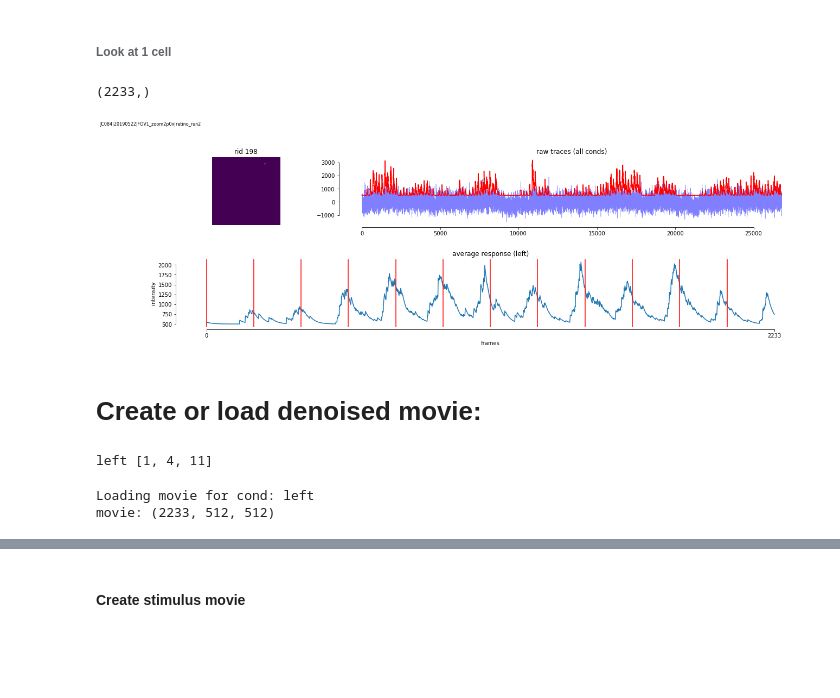
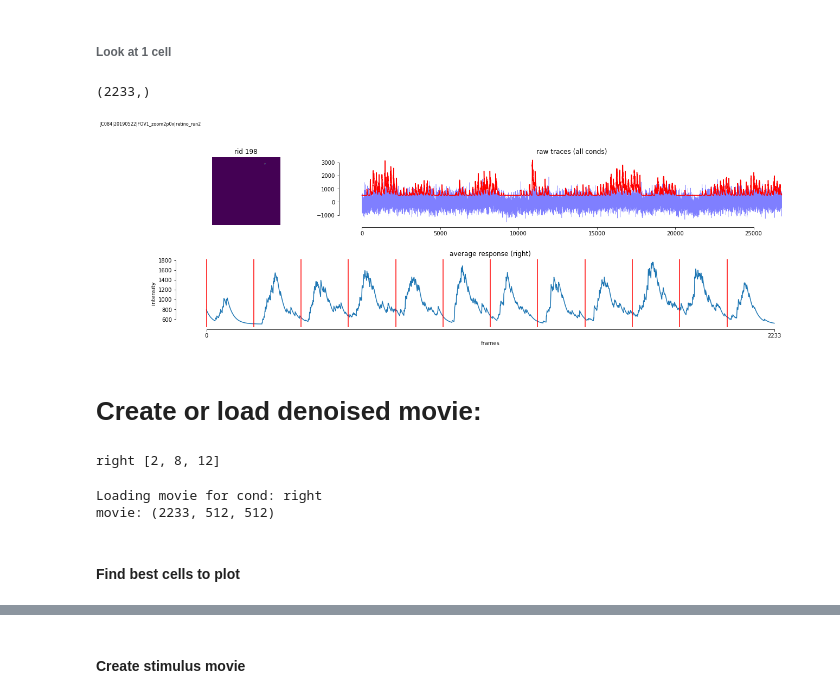
Before and after one commit to julianarhee/2p-pipeline, a Jupyter notebook: pipeline/python/classifications/notebooks/visualize_retinotopy_repsonses.ipynb, the cells around one changed output, grey strips where cells are left out. Saved outputs shown, nothing was run; the diff lists cells and outputs as text; code cells hidden in the pictures; blank space fills up the shorter version.

```diff
--- a/pipeline/python/classifications/notebooks/visualize_retinotopy_repsonses.ipynb
+++ b/pipeline/python/classifications/notebooks/visualize_retinotopy_repsonses.ipynb
@@ -180,7 +180,7 @@ trial_nums = sorted(trial_nums.flatten())
 # %%
 # Get cycle info:
 
-curr_cond = 'left'
+curr_cond = 'right'
 stimfreq = np.unique([v['stimuli']['scale'] for k,v in mwinfo.items() if v['stimuli']['stimulus']==curr_cond])[0]
 stimperiod = 1./stimfreq # sec per cycle
 
@@ -283,40 +283,40 @@ max mag ratio ix: 198 (cond right)
 ###### Look at 1 cell
 # %%
 rid = 198 #max_mod_ix
-curr_cond = 'left' #max_mod_condn
+curr_cond = 'right' #max_mod_condn
 
 fig = pl.figure(constrained_layout=True, figsize=(20,6))
 gspec = gridspec.GridSpec(ncols=4, nrows=2, figure=fig, height_ratios=[1, 1])
 
 ax1 = fig.add_subplot(gspec[0, 0])
 ax1.imshow(np.reshape(cnm.estimates.A[:, rid].toarray(), cnm.dims, order='F'))
 ax1.set_title('rid %i' % rid)
 ax1.axis('off')
 
 ax2 = fig.add_subplot(gspec[0, 1:])
 ax2.plot(cnm.estimates.YrA[rid], 'b', alpha=0.5, lw=0.5)
 ax2.plot(cnm.estimates.C[rid], 'r')
 ax2.set_title('raw traces (all conds)')
 
 ax3 = fig.add_subplot(gspec[1, 0:])
 avg = traces[curr_cond][rid]
 print(avg.shape)
 ax3.plot(avg)
 ax3.set_xticks([0, n_frames])
 for cyc in cycle_starts:
     ax3.axvline(x=cyc, color='r')
 ax3.set_title('average response (%s)' % curr_cond)
 ax3.set_ylabel('intensity')
 ax3.set_xlabel('frames')
 
 sns.despine(trim=True, offset=4)
 pl.subplots_adjust(top=0.85, left=0.1, hspace=0.5)
 label_figure(fig, data_identifier)
 
 pl.savefig(os.path.join(output_dir, 'strongest_cell_%05d_%s.png' % (rid, curr_cond)))
 # %% [output]
 (2233,)
-[figure, old version]
+[figure, new version]
 # %% [markdown]
 # Create or load denoised movie:
 # %%
@@ -325,7 +325,7 @@ import pylab as pl
 
 import copy
 # %%
-curr_cond = 'left'
+curr_cond = 'right'
 
 print(curr_cond, trials_by_cond[curr_cond])
 
@@ -334,9 +334,9 @@ assert tot_n_frames == cnm.estimates.C.shape[-1], "Frame counts don't match!"
 
 npix, ncomps = cnm.estimates.A.shape
 # %% [output]
-left [1, 4, 11]
+right [2, 8, 12]
 # %%
-denoised_movie_fpath = os.path.join(output_dir, 'denoised_movie_processed_%s.tif' % curr_cond)
+denoised_movie_fpath = os.path.join(output_dir, 'processed_videos', 'denoised_movie_processed_%s.tif' % curr_cond)
 
 if not os.path.exists(denoised_movie_fpath):
     print("No movie found - creating new...")
@@ -351,7 +351,8 @@ if not os.path.exists(denoised_movie_fpath):
     # denoised = cm.movie(cnm2.estimates.A.dot(cnm2.estimates.C) + \
     #                     cnm2.estimates.b.dot(cnm2.estimates.f)).reshape(dims + (-1,), order='F').transpose([2, 0, 1])
     denoised = cm.movie(mov).reshape(dims + (-1,), order='F').transpose([2, 0, 1])
-    denoised.save()
+    denoised_movie_fpath = os.path.join(output_dir, 'denoised_mov_av_%s.tif' % curr_cond)
+    denoised.save(denoised_movie_fpath)
 
 else:
     print("Loading movie for cond: %s" % curr_cond)
@@ -359,8 +360,10 @@ else:
 
 print("movie:", denoised.shape)
 # %% [output]
-Loading movie for cond: left
+Loading movie for cond: right
 movie: (2233, 512, 512)
+# %% [markdown]
+#### Find best cells to plot
 # %%
 print("Curr cond: %s" % curr_cond)
 phase_array = phases[curr_cond]
```
Also changed, not shown: parts of 29 cells of this notebook.
